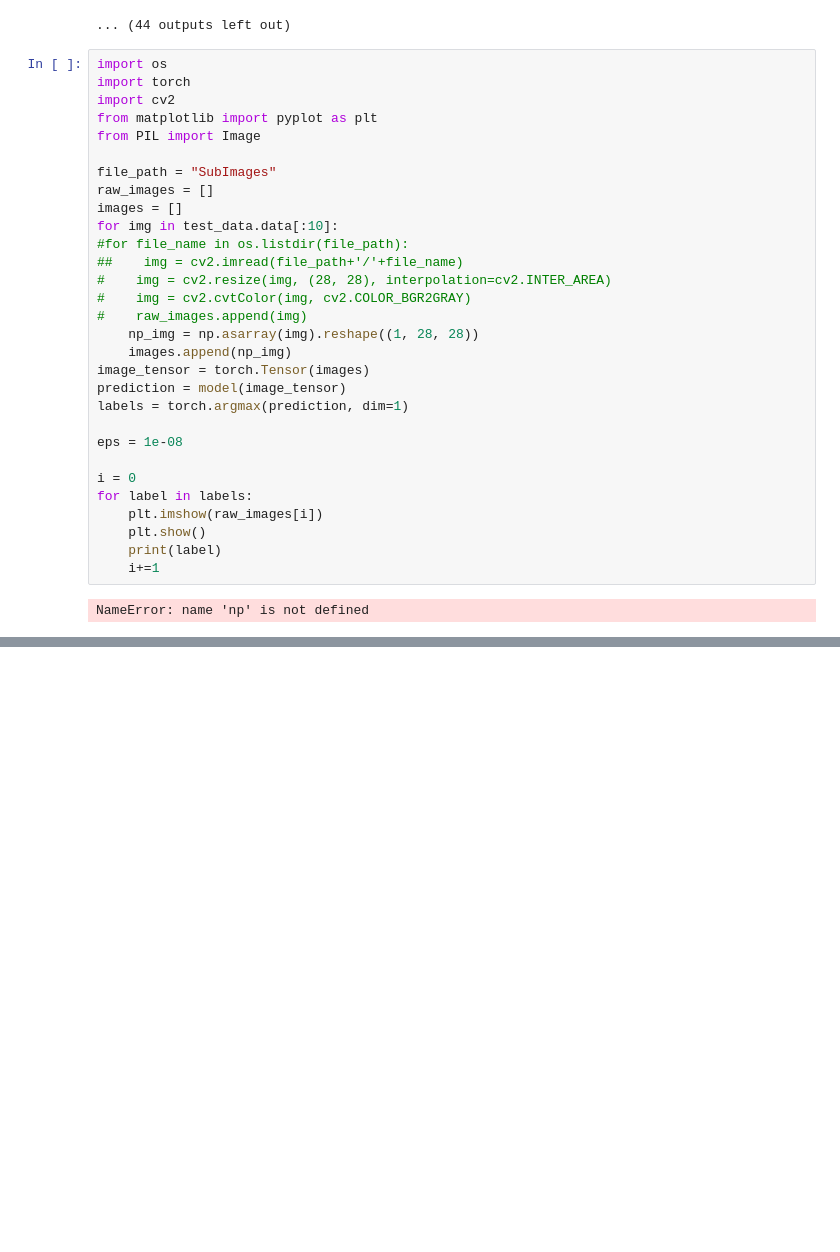
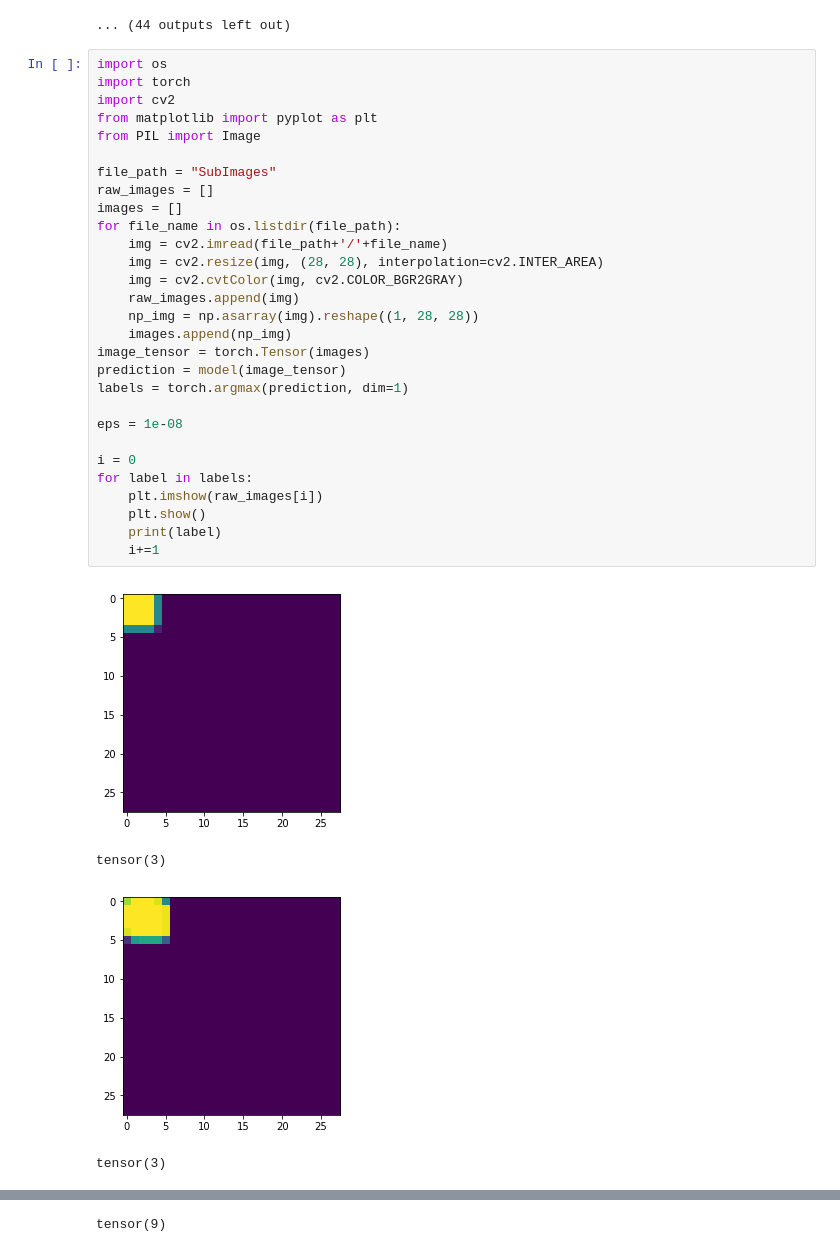
Before and after one commit to DucAnhPhi/image-input-calc, a Jupyter notebook: training.ipynb, the cells around one changed output, grey strips where cells are left out. Cells and saved outputs as stored; diff of their text form; blank space fills up the shorter version.

```diff
--- a/training.ipynb
+++ b/training.ipynb
@@ -61,32 +61,34 @@ Loss: 1.493953824043274
 # %%
 import os
 import torch
 import cv2
 from matplotlib import pyplot as plt
 from PIL import Image
 
 file_path = "SubImages"
 raw_images = []
 images = []
-for img in test_data.data[:10]:
-#for file_name in os.listdir(file_path):
-##    img = cv2.imread(file_path+'/'+file_name)
-#    img = cv2.resize(img, (28, 28), interpolation=cv2.INTER_AREA)
-#    img = cv2.cvtColor(img, cv2.COLOR_BGR2GRAY)
-#    raw_images.append(img)
+for file_name in os.listdir(file_path):
+    img = cv2.imread(file_path+'/'+file_name)
+    img = cv2.resize(img, (28, 28), interpolation=cv2.INTER_AREA)
+    img = cv2.cvtColor(img, cv2.COLOR_BGR2GRAY)
+    raw_images.append(img)
     np_img = np.asarray(img).reshape((1, 28, 28))
     images.append(np_img)
 image_tensor = torch.Tensor(images)
 prediction = model(image_tensor)
 labels = torch.argmax(prediction, dim=1)
 
 eps = 1e-08
 
 i = 0
 for label in labels:
     plt.imshow(raw_images[i])
     plt.show()
     print(label)
     i+=1
 # %% [output]
+[figure, added]
-NameError: name 'np' is not defined
+tensor(3)
+[figure, added]
+tensor(3)
@@ -92,0 +96 @@ NameError: name 'np' is not defined
+tensor(9)
```
Also changed, not shown: parts of 1 cell of this notebook, 1 other file.
